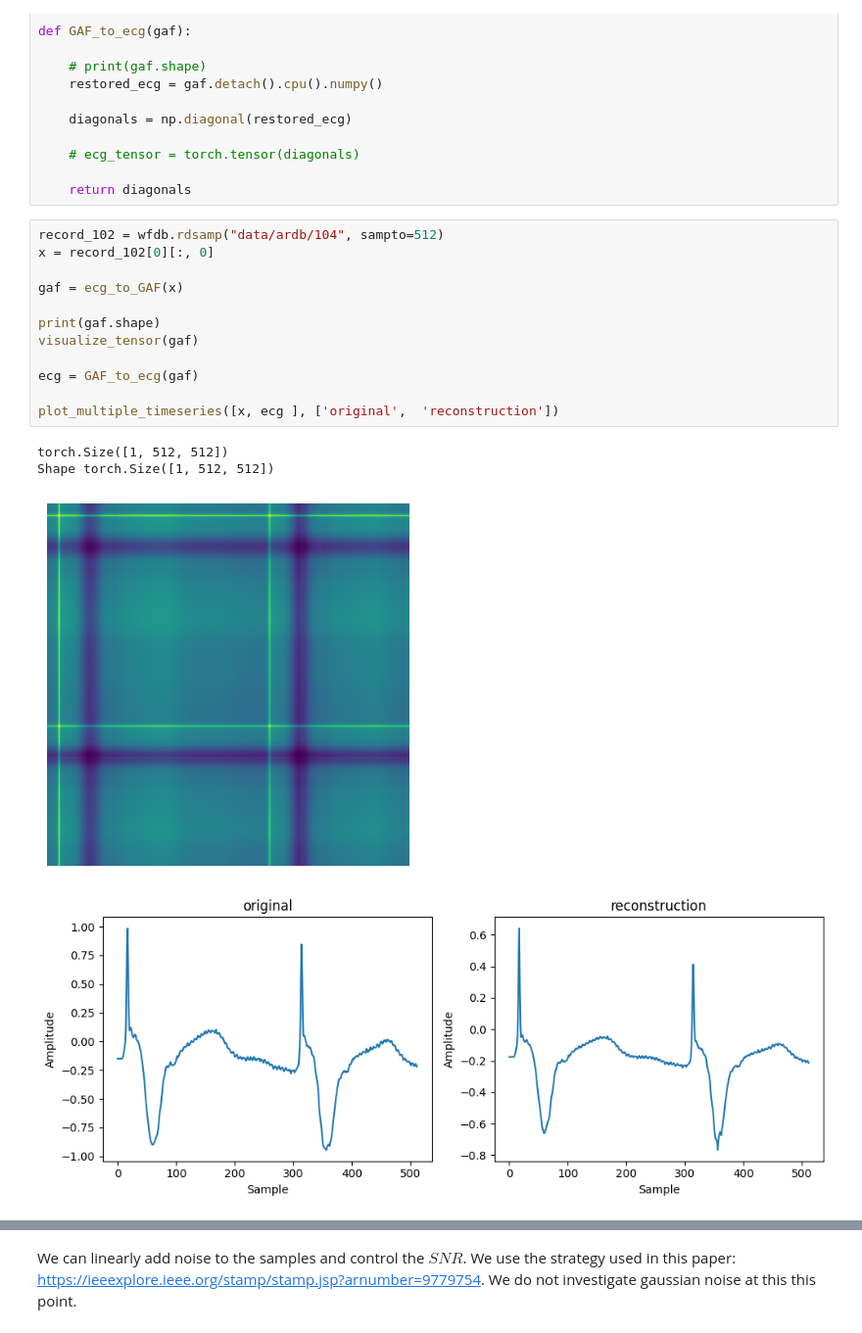
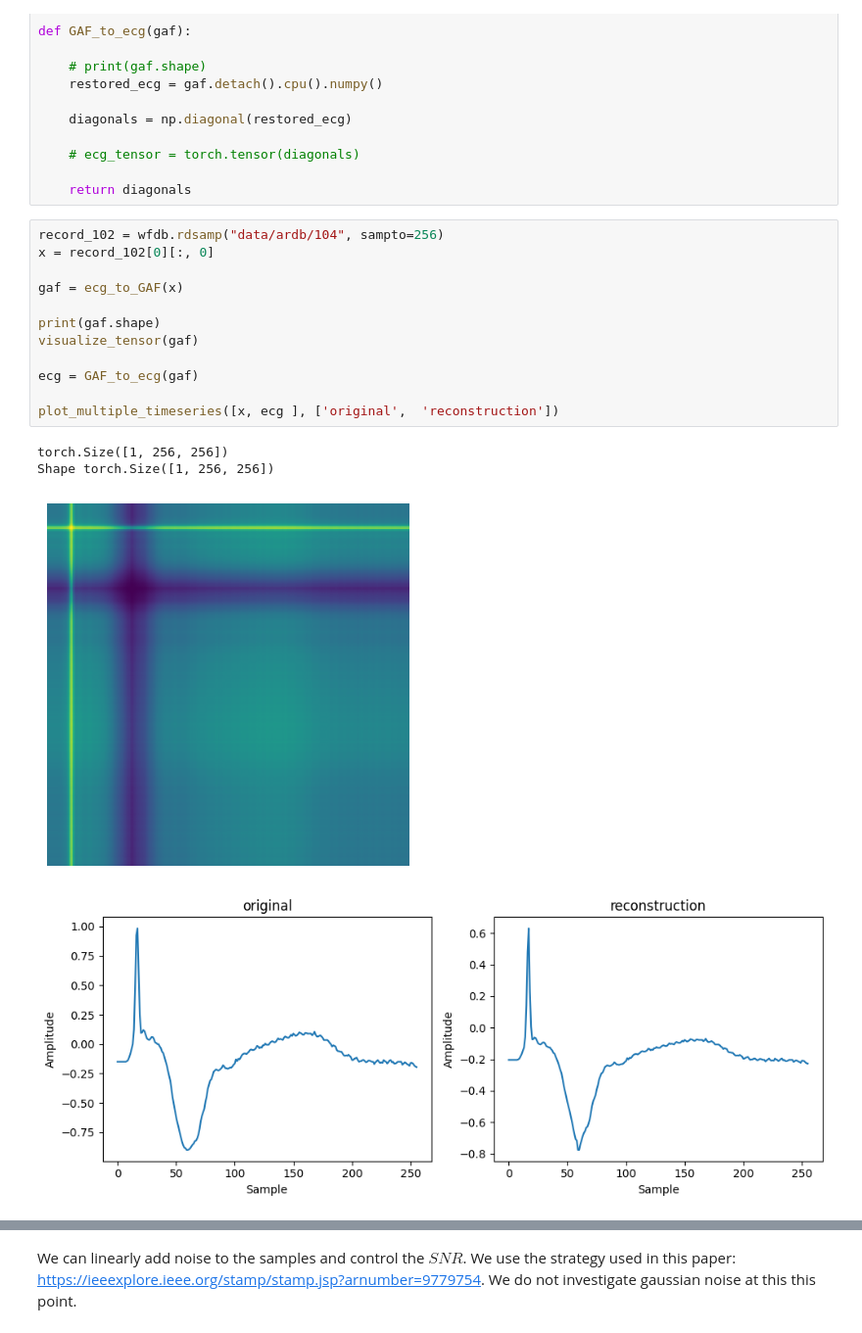
Before and after one commit to piedeboer96/ECG-Signal-Denoising, a Jupyter notebook: ecg_build_datasets_NEW.ipynb, the cells around one changed output, grey strips where cells are left out. Shown: that part at 98% size. Saved outputs shown, nothing was run; the diff lists cells and outputs as text.

```diff
--- a/ecg_build_datasets_NEW.ipynb
+++ b/ecg_build_datasets_NEW.ipynb
@@ -131,20 +130,20 @@ def GAF_to_ecg(gaf):
 
     return diagonals
 # %%
-record_102 = wfdb.rdsamp("data/ardb/104", sampto=512)
+record_102 = wfdb.rdsamp("data/ardb/104", sampto=256)
 x = record_102[0][:, 0]
 
 gaf = ecg_to_GAF(x)
 
 print(gaf.shape)
 visualize_tensor(gaf)
 
 ecg = GAF_to_ecg(gaf)
 
 plot_multiple_timeseries([x, ecg ], ['original',  'reconstruction'])
 # %% [output]
-torch.Size([1, 512, 512])
-Shape torch.Size([1, 512, 512])
+torch.Size([1, 256, 256])
+Shape torch.Size([1, 256, 256])
-[figure, old version]
+[figure, new version]
-[figure, old version]
+[figure, new version]
 # %% [markdown]
```
Also changed, not shown: parts of 20 cells of this notebook, 7 other files.
